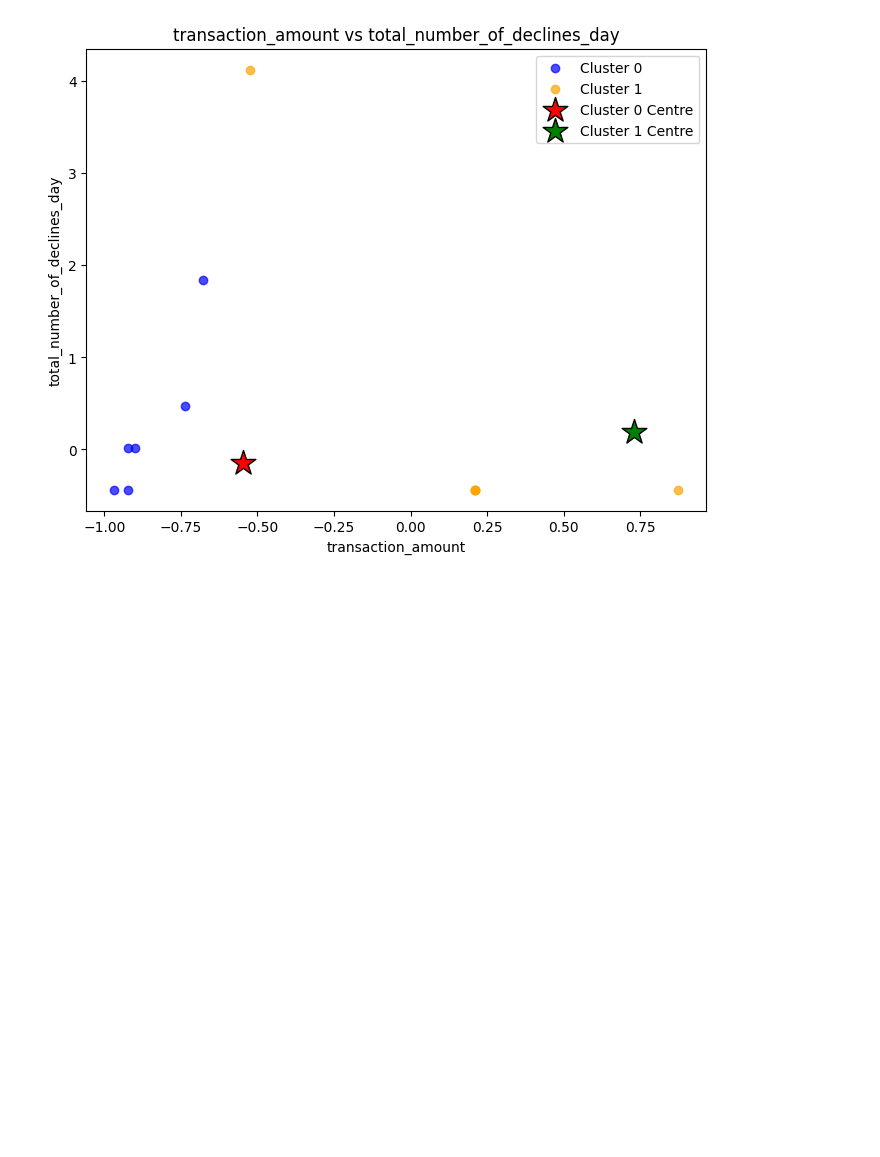
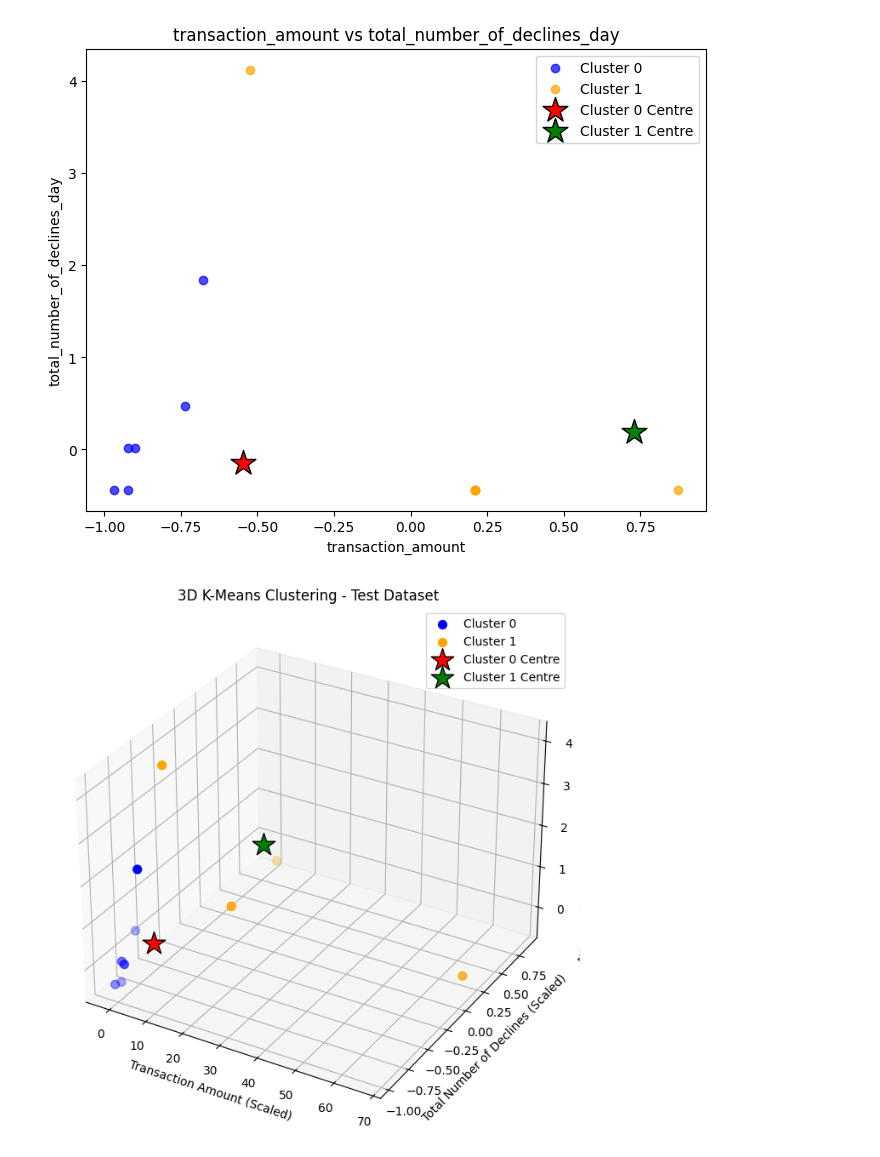
Before and after one commit to savindumahasen/Credict-Card-Fraud-Detection, a Jupyter notebook: creditcardfrauddetection.ipynb, the cells around one changed output. Cells and saved outputs as stored; diff of their text form; code cells hidden in the pictures; blank space fills up the shorter version.

Commit message:
Plot the clusters in 3D scatterplotbased on test data

```diff
--- a/creditcardfrauddetection.ipynb
+++ b/creditcardfrauddetection.ipynb
@@ -800,3 +793,68 @@ Cluster Centers:
  [ 0.90972828  0.73019408  0.19047126]]
 [figure]
 [figure]
+# %%
+# Predict test dataset clusters
+test_labels = kmc.predict(scaled_test_data)
+
+# Get cluster centres
+w = kmc.cluster_centers_
+
+# Create 3D figure
+fig = plt.figure(figsize=(12, 8))
+ax = fig.add_subplot(111, projection='3d')
+
+# Display Cluster 0
+ax.scatter(
+    scaled_test_data[test_labels == 0, 0],
+    scaled_test_data[test_labels == 0, 1],
+    scaled_test_data[test_labels == 0, 2],
+    color='blue',
+    label='Cluster 0',
+    s=50
+)
+
+# Display Cluster 1
+ax.scatter(
+    scaled_test_data[test_labels == 1, 0],
+    scaled_test_data[test_labels == 1, 1],
+    scaled_test_data[test_labels == 1, 2],
+    color='orange',
+    label='Cluster 1',
+    s=50
+)
+
+# Display Cluster 0 Centre
+ax.scatter(
+    w[0, 0], w[0, 1], w[0, 2],
+    color='red',
+    marker='*',
+    s=400,
+    edgecolors='black',
+    label='Cluster 0 Centre'
+)
+
+# Display Cluster 1 Centre
+ax.scatter(
+    w[1, 0], w[1, 1], w[1, 2],
+    color='green',
+    marker='*',
+    s=400,
+    edgecolors='black',
+    label='Cluster 1 Centre'
+)
+
+# Axis labels
+ax.set_xlabel('Transaction Amount (Scaled)')
+ax.set_ylabel('Total Number of Declines (Scaled)')
+ax.set_zlabel('Average Transaction Amount per Day (Scaled)')
+
+# Title
+ax.set_title('3D K-Means Clustering - Test Dataset')
+
+# Legend
+ax.legend()
+
+plt.show()
+# %% [output]
+[figure, added]
```
Also changed, not shown: parts of 3 cells of this notebook.
